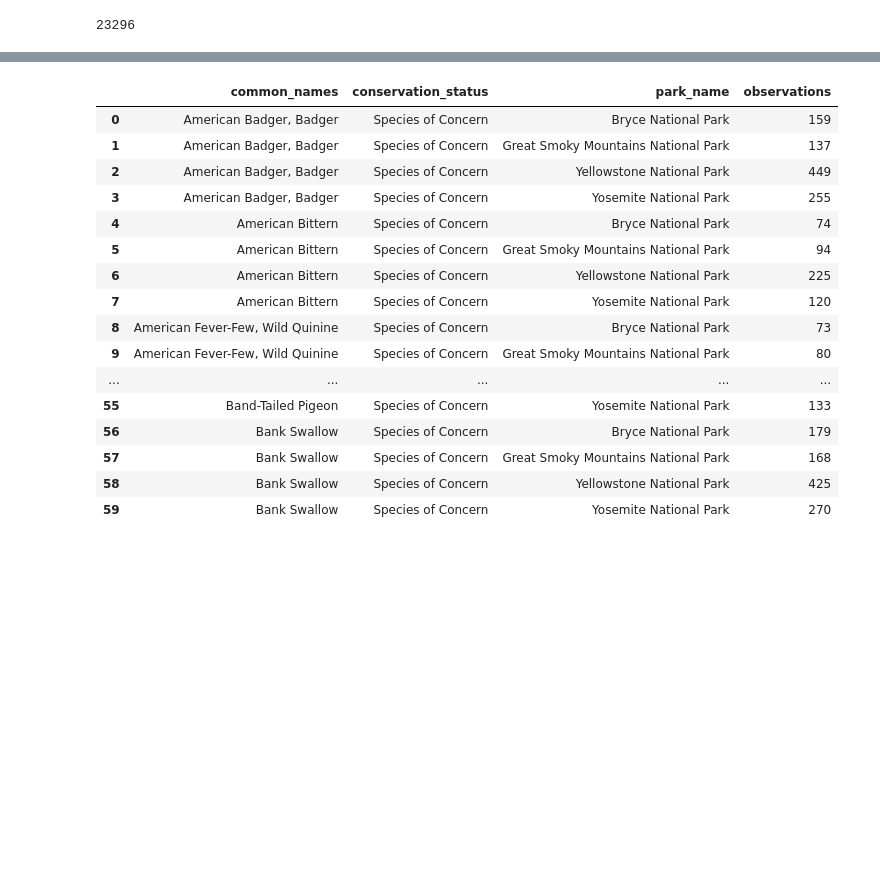
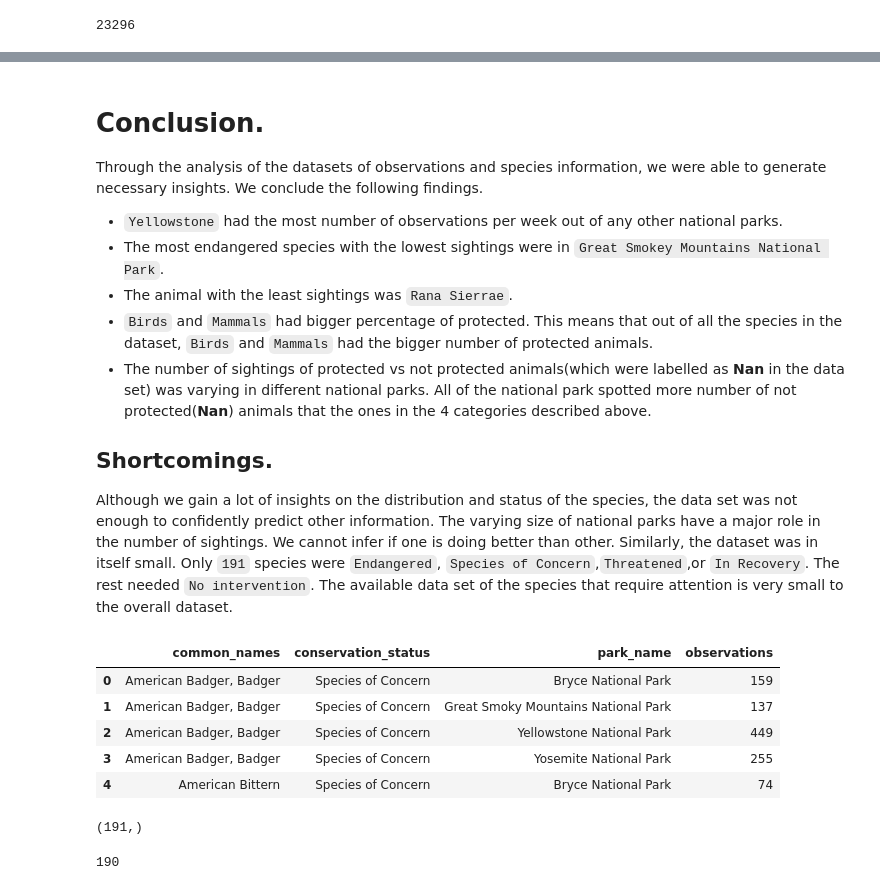
Before and after one commit to aavishkar6/Bio-diversity, a Jupyter notebook: Bio_diversity/biodiversity.ipynb, the cells around one changed output, grey strips where cells are left out. Cells and saved outputs as stored; diff of their text form; code cells hidden in the pictures; blank space fills up the shorter version.

```diff
--- a/Bio_diversity/biodiversity.ipynb
+++ b/Bio_diversity/biodiversity.ipynb
@@ -266,2 +491,2 @@ plt.show()
 # %%
-drop_df = combined.drop( 'scientific_name', axis = 1)
+final.drop(['scientific_name','conservation_status'], axis = 1, inplace = True)
@@ -288,3 +551,14 @@ drop_df.head(30)
+# %% [markdown]
+# Conclusion.
+Through the analysis of the datasets of observations and species information, we were able to generate necessary insights. We conclude the following findings.
+- `Yellowstone` had the most number of observations per week out of any other national parks.
+- The most endangered species with the lowest sightings were in `Great Smokey Mountains National Park`.
+- The animal with the least sightings was `Rana Sierrae`.
+- `Birds` and `Mammals` had bigger percentage of protected. This means that out of all the species in the dataset, `Birds` and `Mammals` had the bigger number of protected animals.
+- The number of sightings of protected vs not protected animals(which were labelled as <b>Nan</b> in the data set) was varying in different national parks. All of the national park spotted more number of not protected(<b>Nan</b>) animals that the ones in the 4 categories described above.
+
+## Shortcomings.
+Although we gain a lot of insights on the distribution and status of the species, the data set was not enough to confidently predict other information. The varying size of national parks have a major role in the number of sightings. We cannot infer if one is doing better than other. Similarly, the dataset was in itself small. Only `191` species were `Endangered`, `Species of Concern`,`Threatened`,or `In Recovery`. The rest needed `No intervention`. The available data set of the species that require attention is very small to the overall dataset.
 # %%
 #we can see that there is a lot of repetition in the data. lets combine the rows that have the same park_name,
 #conservation status, and common names.
@@ -293,25 +567,22 @@ grouped_df = drop_df.groupby(['common_names','conservation_status','park_name'])
 # %%
 ##this final dataset contains the names of the species, observations over the past 7 days and their conservation_status
 ## from this, we want to infer things such as which animal was spotted the least and the most.
 ##does this co-relate with its conservation_status.
 ##we also want which animal that was most spotted and least spotted and which category it fell into. is there a
 ##relation there as well, in terms of category and their status.
-grouped_df.head(60)
+grouped_df.head()
 # %% [output]
 |  | common_names | conservation_status | park_name | observations |
 | 0 | American Badger, Badger | Species of Concern | Bryce National Park | 159 |
 | 1 | American Badger, Badger | Species of Concern | Great Smoky Mountains National Park | 137 |
 | 2 | American Badger, Badger | Species of Concern | Yellowstone National Park | 449 |
 | 3 | American Badger, Badger | Species of Concern | Yosemite National Park | 255 |
 | 4 | American Bittern | Species of Concern | Bryce National Park | 74 |
-| 5 | American Bittern | Species of Concern | Great Smoky Mountains National Park | 94 |
-| 6 | American Bittern | Species of Concern | Yellowstone National Park | 225 |
-| 7 | American Bittern | Species of Concern | Yosemite National Park | 120 |
-| 8 | American Fever-Few, Wild Quinine | Species of Concern | Bryce National Park | 73 |
-| 9 | American Fever-Few, Wild Quinine | Species of Concern | Great Smoky Mountains National Park | 80 |
-| ... | ... | ... | ... | ... |
-| 55 | Band-Tailed Pigeon | Species of Concern | Yosemite National Park | 133 |
-| 56 | Bank Swallow | Species of Concern | Bryce National Park | 179 |
-| 57 | Bank Swallow | Species of Concern | Great Smoky Mountains National Park | 168 |
-| 58 | Bank Swallow | Species of Concern | Yellowstone National Park | 425 |
-| 59 | Bank Swallow | Species of Concern | Yosemite National Park | 270 |
+# %%
+grouped_df.groupby(['common_names','conservation_status']).observations.sum().shape
+# %% [output]
+(191,)
+# %%
+grouped_df.common_names.unique().size
+# %% [output]
+190
```
Also changed, not shown: parts of 50 cells of this notebook.
